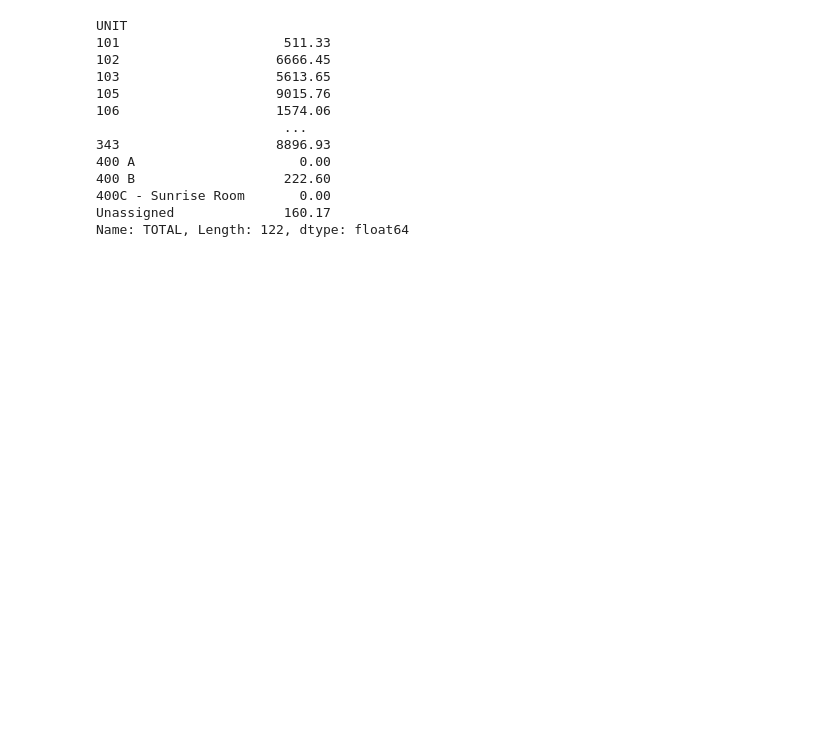
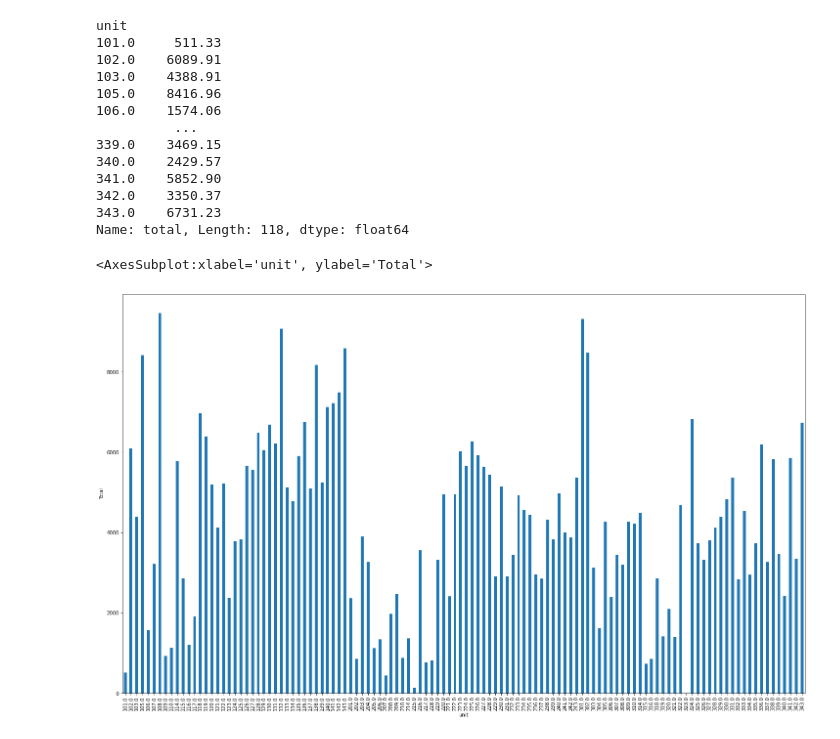
Before and after one commit to ajbhub/OpenHotelReporting, a Jupyter notebook: monthlyreportscript.ipynb, the cells around one changed output. Cells and saved outputs as stored; diff of their text form; code cells hidden in the pictures; blank space fills up the shorter version.

```diff
--- a/monthlyreportscript.ipynb
+++ b/monthlyreportscript.ipynb
@@ -91,20 +105,37 @@ BALANCE           float64
 dtype: object
-# %%
-sumnewdf = newdf.groupby('UNIT')['TOTAL'].sum()
-
-
-print(sumnewdf)
-# %% [output]
-UNIT
-101                     511.33
-102                    6666.45
-103                    5613.65
-105                    9015.76
-106                    1574.06
-                        ...
-343                    8896.93
-400 A                     0.00
-400 B                   222.60
-400C - Sunrise Room       0.00
-Unassigned              160.17
-Name: TOTAL, Length: 122, dtype: float64
+# %%
+
+newdf.to_csv(Path('monthly_reportcsvs/inhouseformatted.csv'), header=True)
+
+currentprojection = newdf.loc[newdf['checkin_status'] == 'Checked Out']
+#currentprojection = newdf.iloc[['checkin_status'].isin('Checked Out')]
+#display(currentprojection)
+
+sumnewdf = currentprojection.groupby('unit')['total'].sum()
+#sumnewdf = currentprojection.groupby('unit')['checkin_status', 'total'].sum()
+
+#sumnewdf.to_csv(Path('monthly_reportcsvs/todateroomrevenue.csv'), header=True)
+import matplotlib.pyplot as plt
+
+
+display(sumnewdf)
+
+#sumnewdf["unit"] = sumnewdf["unit"].astype(int)
+
+sumnewdf.plot.bar(y='total', ylabel='Total', rot=90, figsize=(25,15))
+# %% [output]
+unit
+101.0     511.33
+102.0    6089.91
+103.0    4388.91
+105.0    8416.96
+106.0    1574.06
+          ...
+339.0    3469.15
+340.0    2429.57
+341.0    5852.90
+342.0    3350.37
+343.0    6731.23
+Name: total, Length: 118, dtype: float64
+<AxesSubplot:xlabel='unit', ylabel='Total'>
+[figure, added]
```
Also changed, not shown: parts of 3 cells of this notebook, 3 other files.
